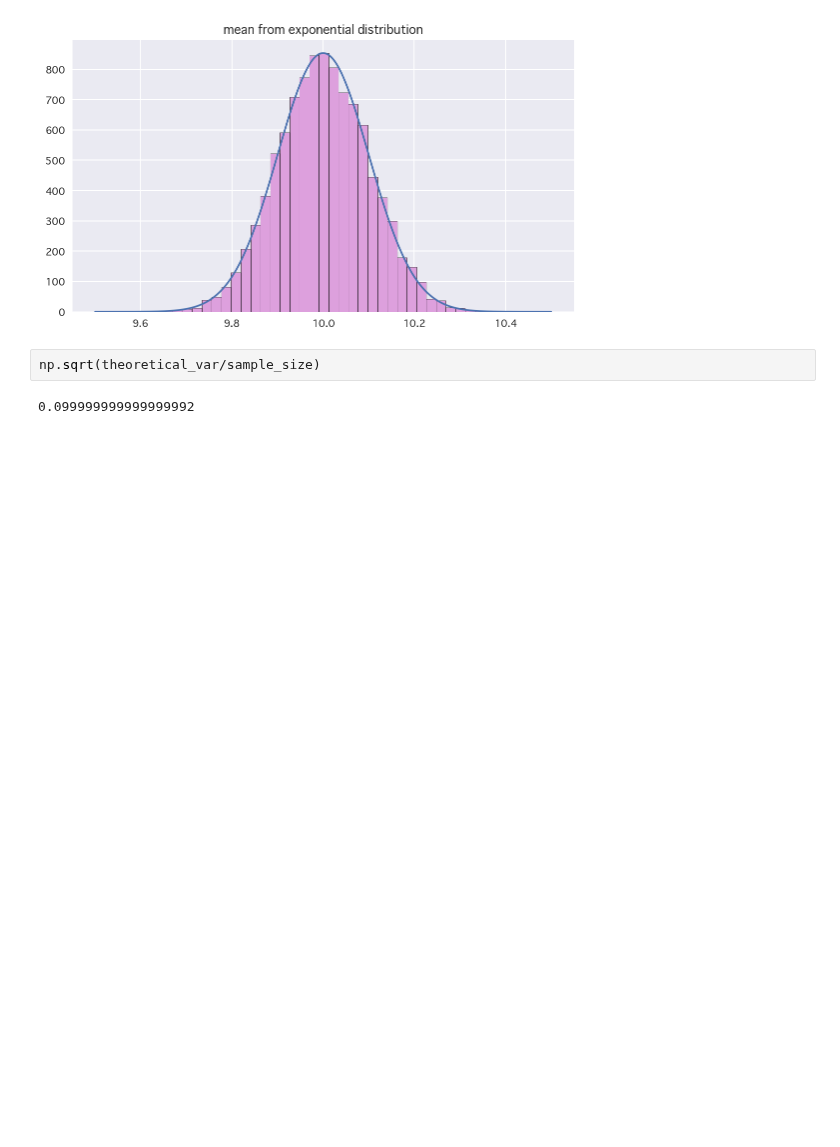
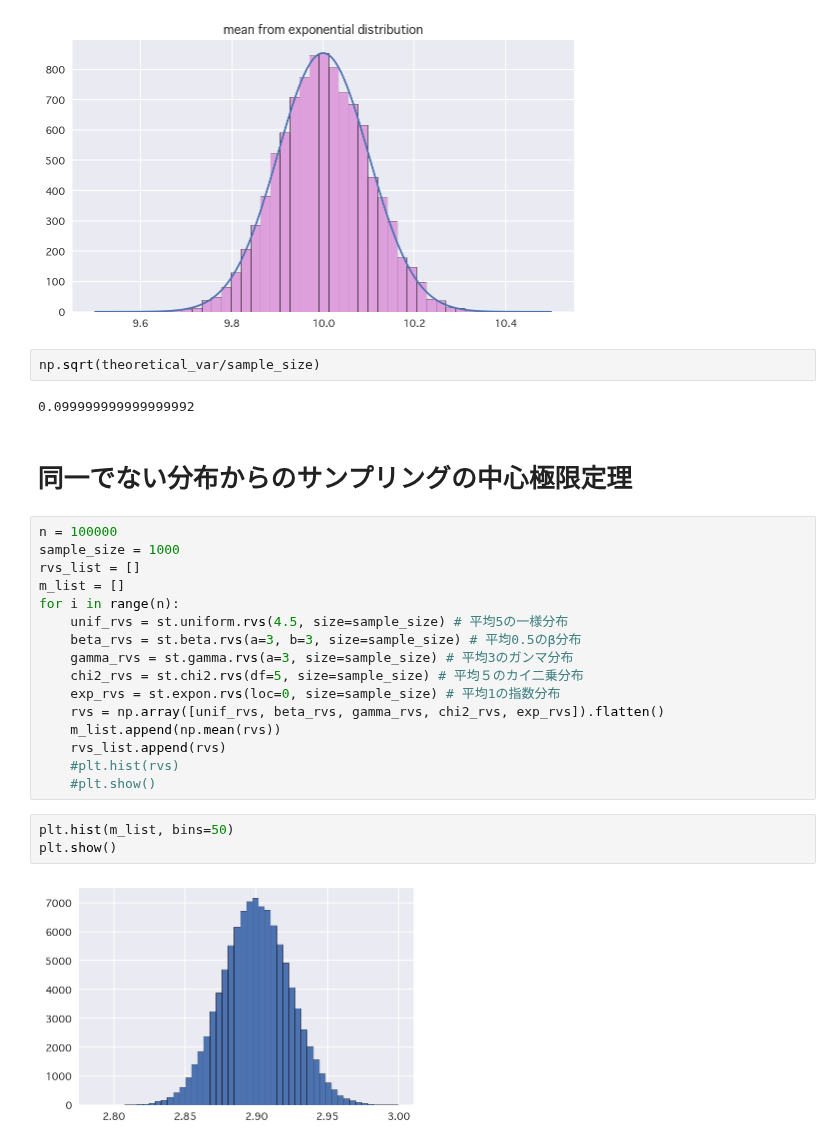
Before and after one commit to matsuken92/Qiita_Contents, a Jupyter notebook: Math_cafe_stats/09-中心極限定理.ipynb, the cells around one changed output. Drawn from its saved outputs; the diff is of its cells as text; blank space fills up the shorter version.

```diff
--- a/Math_cafe_stats/09-中心極限定理.ipynb
+++ b/Math_cafe_stats/09-中心極限定理.ipynb
@@ -147,3 +148,26 @@ plt.plot(xx, f*n*np.diff(out[1])[0])
 np.sqrt(theoretical_var/sample_size)
 # %% [output]
 0.099999999999999992
+# %% [markdown]
+# 同一でない分布からのサンプリングの中心極限定理
+# %%
+n = 100000
+sample_size = 1000
+rvs_list = []
+m_list = []
+for i in range(n):
+    unif_rvs = st.uniform.rvs(4.5, size=sample_size) # 平均5の一様分布
+    beta_rvs = st.beta.rvs(a=3, b=3, size=sample_size) # 平均0.5のβ分布
+    gamma_rvs = st.gamma.rvs(a=3, size=sample_size) # 平均3のガンマ分布
+    chi2_rvs = st.chi2.rvs(df=5, size=sample_size) # 平均５のカイ二乗分布
+    exp_rvs = st.expon.rvs(loc=0, size=sample_size) # 平均1の指数分布
+    rvs = np.array([unif_rvs, beta_rvs, gamma_rvs, chi2_rvs, exp_rvs]).flatten()
+    m_list.append(np.mean(rvs))
+    rvs_list.append(rvs)
+    #plt.hist(rvs)
+    #plt.show()
+# %%
+plt.hist(m_list, bins=50)
+plt.show()
+# %% [output]
+[figure, added]
```
Also changed, not shown: parts of 8 cells of this notebook.
